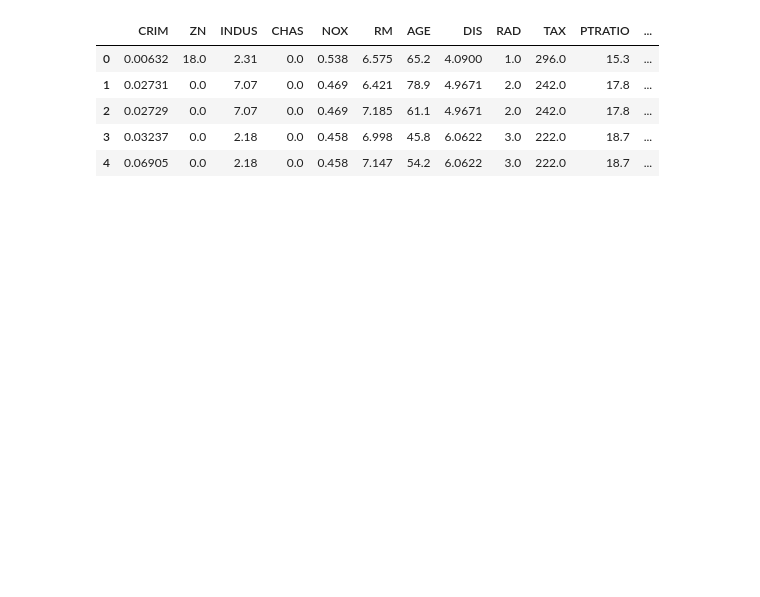
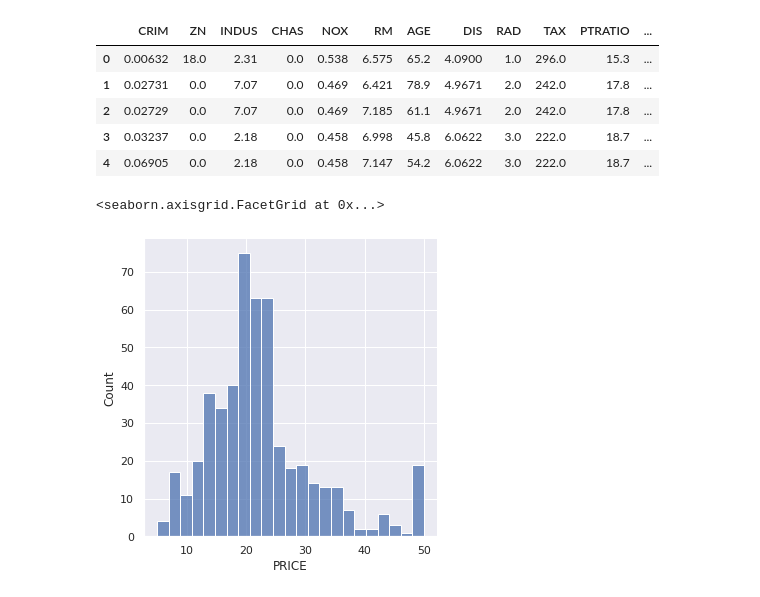
Before and after one commit to Malikumair786/Machine_Learning, a Jupyter notebook: Libraries_In_Python.ipynb, the cells around one changed output. Cells and saved outputs as stored; diff of their text form; code cells hidden in the pictures; blank space fills up the shorter version.

```diff
--- a/Libraries_In_Python.ipynb
+++ b/Libraries_In_Python.ipynb
@@ -1093,3 +1129,10 @@ house.head()
 | 2 | 0.02729 | 0.0 | 7.07 | 0.0 | 0.469 | 7.185 | 61.1 | 4.9671 | 2.0 | 242.0 | 17.8 | ... |
 | 3 | 0.03237 | 0.0 | 2.18 | 0.0 | 0.458 | 6.998 | 45.8 | 6.0622 | 3.0 | 222.0 | 18.7 | ... |
 | 4 | 0.06905 | 0.0 | 2.18 | 0.0 | 0.458 | 7.147 | 54.2 | 6.0622 | 3.0 | 222.0 | 18.7 | ... |
+# %%
+# two important plot: distribution plot and corelation matrix
+# 1. distribution plot
+sns.displot(house['PRICE'])
+# %% [output]
+<seaborn.axisgrid.FacetGrid at 0x...>
+[figure, added]
```
Also changed, not shown: parts of 26 cells of this notebook.
